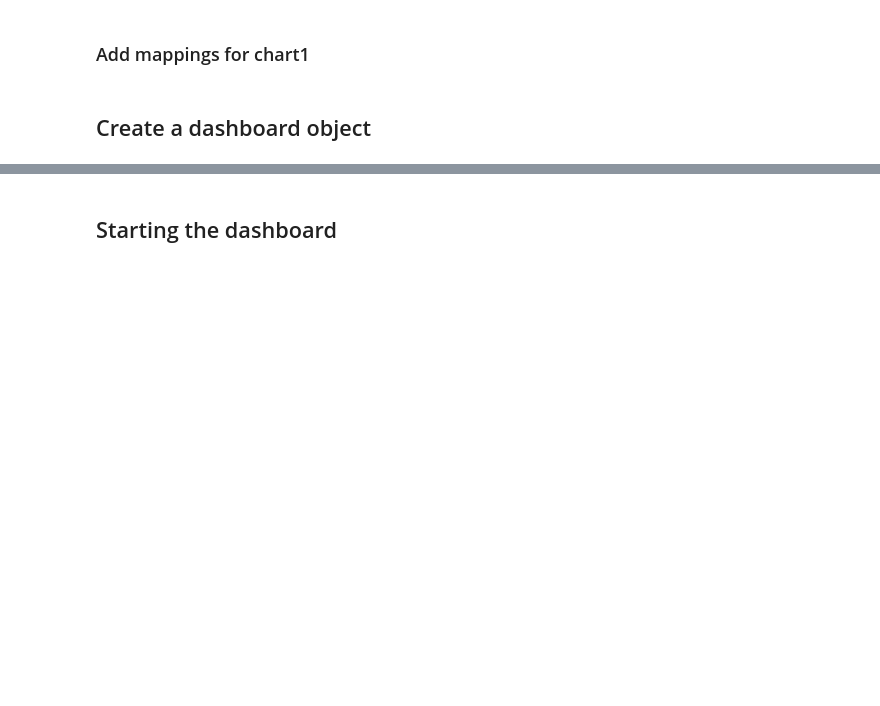
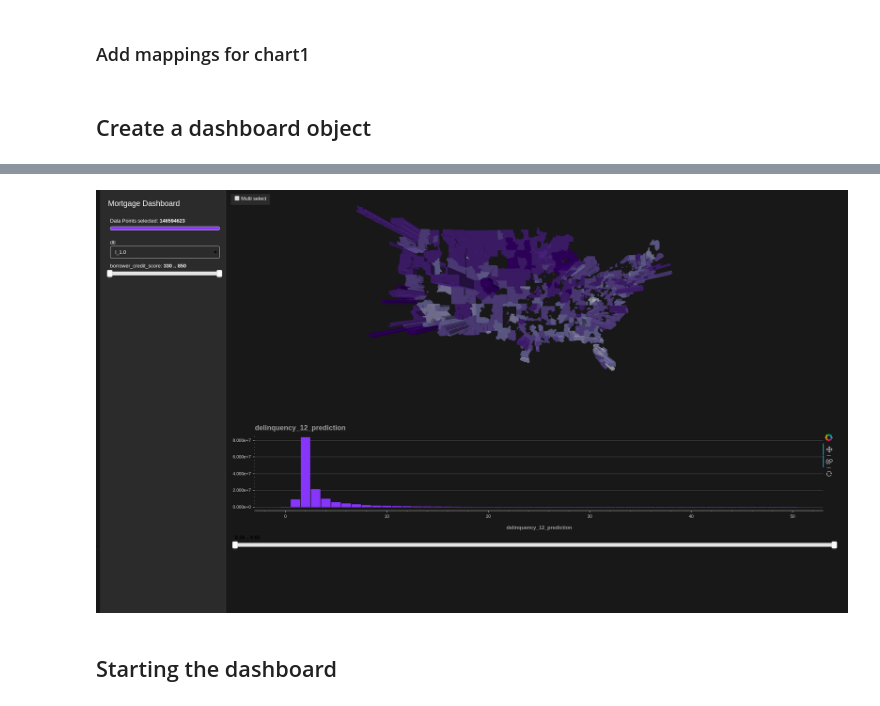
Before and after one commit to rapidsai/cuxfilter, a Jupyter notebook: notebooks/Mortgage_example.ipynb, the cells around one changed output, grey strips where cells are left out. Drawn from its saved outputs; the diff is of its cells as text; code cells hidden in the pictures; blank space fills up the shorter version.

```diff
--- a/notebooks/Mortgage_example.ipynb
+++ b/notebooks/Mortgage_example.ipynb
@@ -9,7 +9,7 @@ from bokeh.tile_providers import get_provider as gp
 tile_provider = gp('STAMEN_TONER')
 # %%
 #update data_dir if you have downloaded datasets elsewhere
-DATA_DIR = './data'
+DATA_DIR = '/home/ajay/data'
 # %% [markdown]
 ## Download required datasets
 # %%
@@ -56,7 +56,4 @@ chart1 = cuxfilter.charts.panel_widgets.drop_down('dti', label_map=mapper1)
 # %% [markdown]
 ## Create a dashboard object
 # %%
-d = cux_df.dashboard([chart0, chart1], layout=feature_and_base, theme=cuxfilter.themes.dark, title="Mortgage Dashboard")
+d = cux_df.dashboard([chart0, chart1, chart2, chart3], layout=cuxfilter.layouts.feature_and_base, theme=cuxfilter.themes.dark, title="Mortgage Dashboard")
-# %%
-#add more charts
-d.add_charts([chart2, chart3])
@@ -65,7 +66,9 @@ d.add_charts([chart2, chart3])
 # chart0.view()
 # %%
 #execute below line for dashboard preview
-# await d.preview()
+await d.preview()
+# %% [output]
+[figure, added]
 # %% [markdown]
 ## Starting the dashboard
 # %% [markdown]
```
Also changed, not shown: parts of 1 cell of this notebook, 1 other file.
